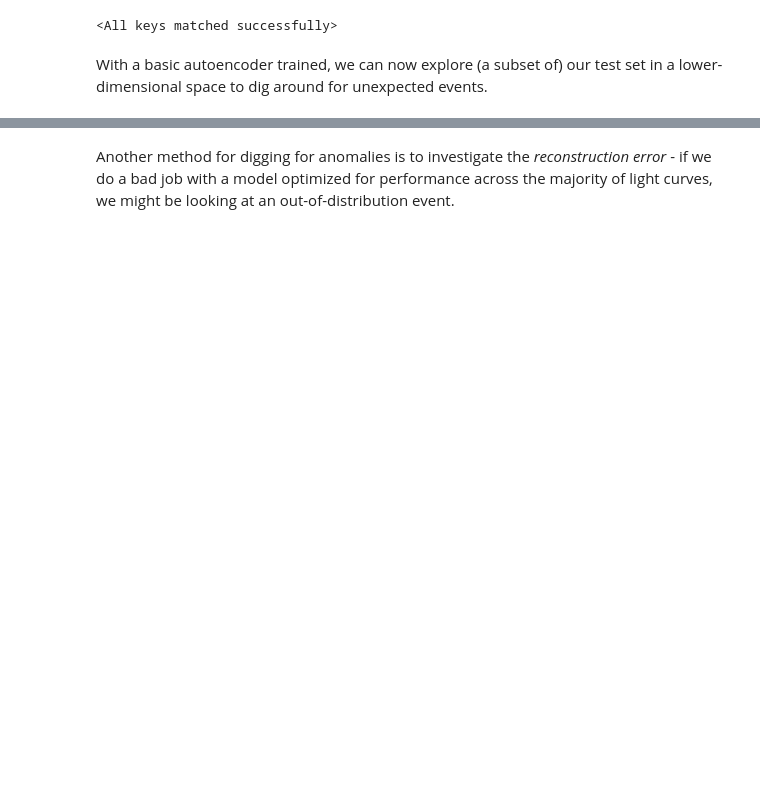
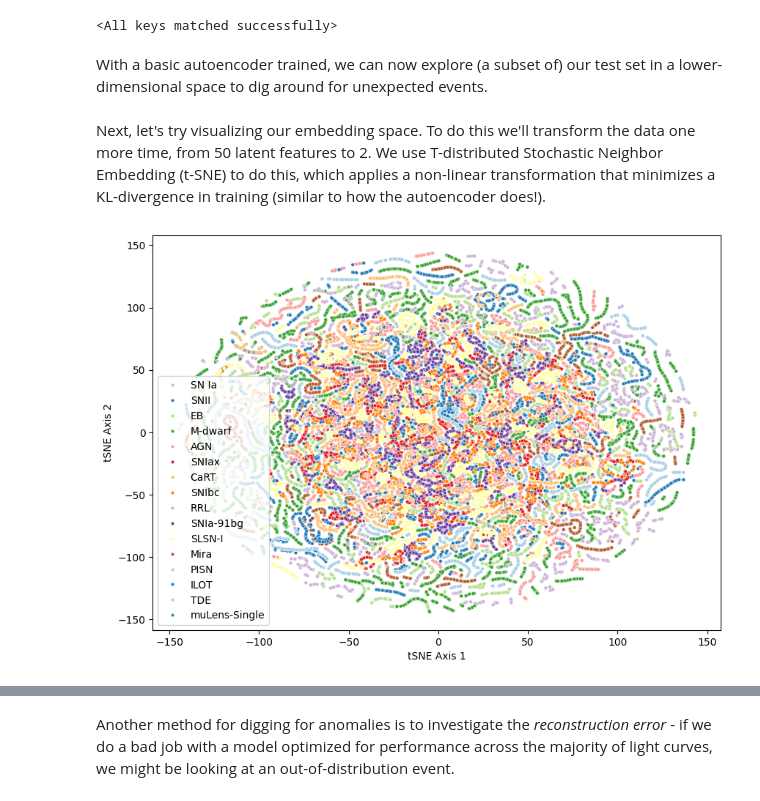
Before and after one commit to alexandergagliano/iaifi-hackathon-2023, a Jupyter notebook: anomaly_detection/notebooks/Part2_FeatureExtractionMethods.ipynb, the cells around one changed output, grey strips where cells are left out. Drawn from its saved outputs; the diff is of its cells as text; code cells hidden in the pictures; blank space fills up the shorter version.

```diff
--- a/anomaly_detection/notebooks/Part2_FeatureExtractionMethods.ipynb
+++ b/anomaly_detection/notebooks/Part2_FeatureExtractionMethods.ipynb
@@ -357,12 +370,12 @@ def preprocess_lcs(df, set='train'):
     return oids_used, target_class, data
 # %%
 # load up the light curves for validation and testing, and tack on their associated metadata
-lcs_val = pd.read_csv("plasticc_test_lightcurves_01.csv")
+lcs_val = pd.read_csv("../data/plasticc_test_lightcurves_01.csv")
 lcs_val_detected = lcs_val[lcs_val['detected_bool'] == True]
-dftest_metadata = pd.read_csv("./plasticc_test_metadata.csv")
+dftest_metadata = pd.read_csv("../data/plasticc_test_metadata.csv")
 lcs_val_wMetadata = lcs_val_detected.merge(dftest_metadata)
 
-lcs_test = pd.read_csv("plasticc_test_lightcurves_02.csv")
+lcs_test = pd.read_csv("../data/plasticc_test_lightcurves_02.csv")
 lcs_test_detected = lcs_test[lcs_test['detected_bool'] == True]
 lcs_test_wMetadata = lcs_test_detected.merge(dftest_metadata)
 # %%
@@ -516,7 +528,7 @@ Beginning training...
 # %%
 # Save/load the model weights if you don't want to worry about training
-# torch.save(model.state_dict(), 'models/RNN_VAE_10Epochs.h5')
-model.load_state_dict(torch.load('models/RNN_VAE_10Epochs.h5'))
+# torch.save(model.state_dict(), '../models/RNN_VAE_10Epochs.h5')
+model.load_state_dict(torch.load('../models/RNN_VAE_10Epochs.h5'))
 # %% [output]
 <All keys matched successfully>
 # %% [markdown]
@@ -539,3 +551,28 @@ with torch.no_grad():
 
 mu_list = torch.cat(mu_list).cpu().numpy()
 y_list = torch.cat(y_list).cpu().numpy()
+# %% [markdown]
+Next, let's try visualizing our embedding space. To do this we'll transform the data one more time, from 50 latent features to 2. We use T-distributed Stochastic Neighbor Embedding (t-SNE) to do this, which applies a non-linear transformation that minimizes a KL-divergence in training (similar to how the autoencoder does!).
+# %%
+# As before, we oversample our events to give tSNE a fighting chance of distinguishing classes
+X = mu_list
+y = y_list
+
+# note - let's first remove all classes with less than 3 events, it just takes too long
+classes_toDrop = list(dict((k, v) for k, v in Counter(y_list).items() if v <= 2).keys())
+X = X[~np.isin(y_list, classes_toDrop)]
+y = y[~np.isin(y_list, classes_toDrop)]
+
+# next, let's oversample
+oversample = SMOTE(k_neighbors=2)
+
+X_res, y_res = oversample.fit_resample(X, y)
+
+X_embedded = TSNE(n_components=2, learning_rate='auto', init='random', perplexity=10).fit_transform(X_res)
+# %%
+plt.figure(figsize=(10,7))
+sns.scatterplot(x=X_embedded[:, 0], y=X_embedded[:, 1], hue=np.vectorize(model_nums.get)(y_res), s=10, palette='Paired')
+plt.xlabel("tSNE Axis 1");
+plt.ylabel("tSNE Axis 2");
+# %% [output]
+[figure, added]
```
Also changed, not shown: parts of 32 cells of this notebook, 5 other files.
